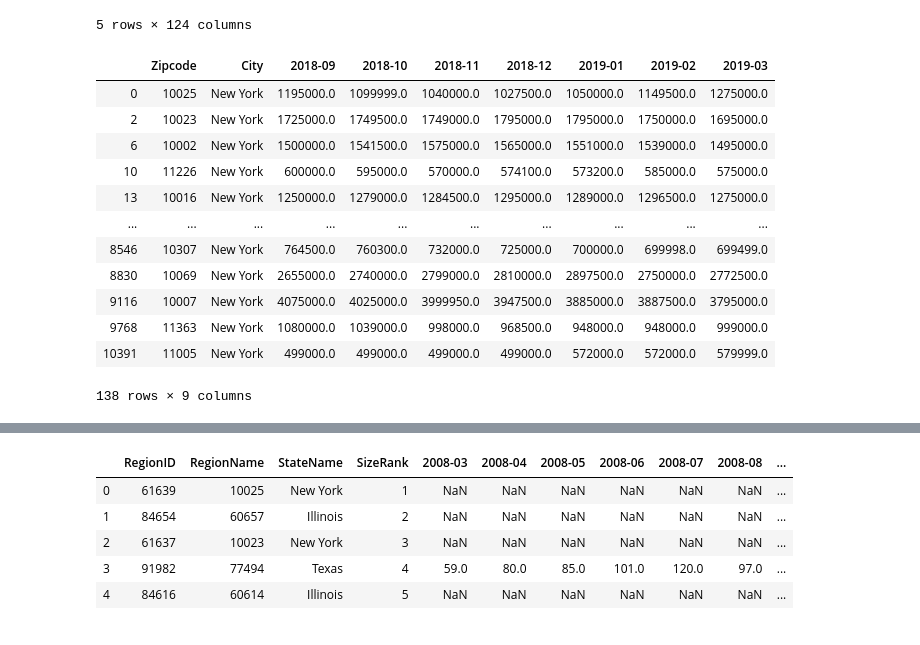
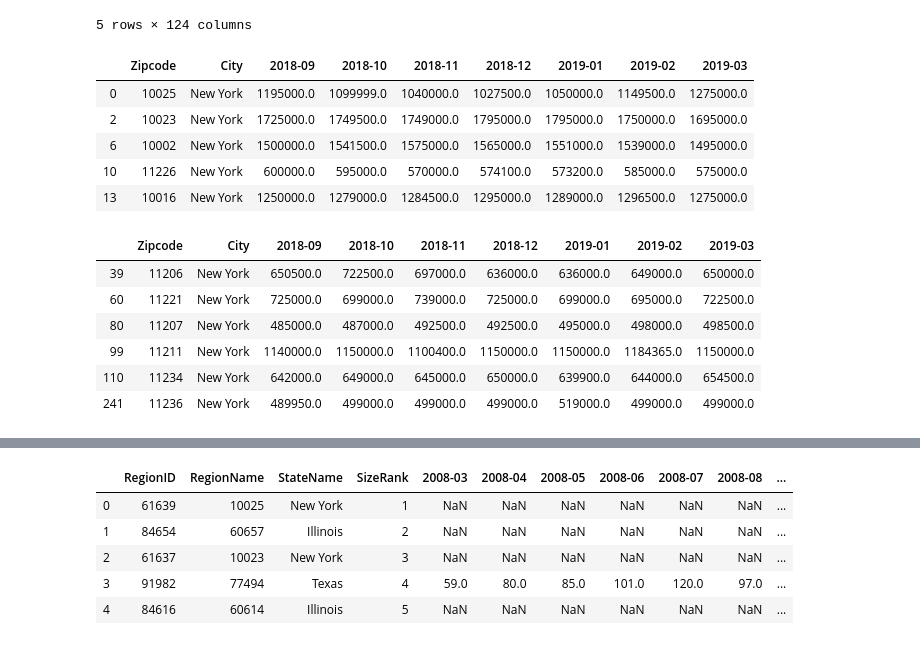
Before and after one commit to nate1mace/TheSuperGroup, a Jupyter notebook: Median Price & Count Dataframes.ipynb, the cells around one changed output, grey strips where cells are left out. Drawn from its saved outputs; the diff is of its cells as text; code cells hidden in the pictures.

```diff
--- a/Median Price & Count Dataframes.ipynb
+++ b/Median Price & Count Dataframes.ipynb
@@ -14,32 +14,41 @@ salesprice_df.head()
 | 3 | 77494 | Katy | TX | Houston-The Woodlands-Sugar Land | Harris County | 4 | 287478.0 | 286808.0 | 290495.0 | 289900.0 | ... |
 | 4 | 60614 | Chicago | IL | Chicago-Naperville-Elgin | Cook County | 5 | 482400.0 | 469000.0 | 459000.0 | 449000.0 | ... |
 5 rows × 124 columns
+# %%
+df_NY_saleprice.head()
+# %% [output]
+|  | Zipcode | City | 2018-09 | 2018-10 | 2018-11 | 2018-12 | 2019-01 | 2019-02 | 2019-03 |
+| 0 | 10025 | New York | 1195000.0 | 1099999.0 | 1040000.0 | 1027500.0 | 1050000.0 | 1149500.0 | 1275000.0 |
+| 2 | 10023 | New York | 1725000.0 | 1749500.0 | 1749000.0 | 1795000.0 | 1795000.0 | 1750000.0 | 1695000.0 |
+| 6 | 10002 | New York | 1500000.0 | 1541500.0 | 1575000.0 | 1565000.0 | 1551000.0 | 1539000.0 | 1495000.0 |
+| 10 | 11226 | New York | 600000.0 | 595000.0 | 570000.0 | 574100.0 | 573200.0 | 585000.0 | 575000.0 |
+| 13 | 10016 | New York | 1250000.0 | 1279000.0 | 1284500.0 | 1295000.0 | 1289000.0 | 1296500.0 | 1275000.0 |
 # %%
 #Restricted to months of interest
 df_trim_salesprice = salesprice_df[['RegionName','City','2018-09','2018-10','2018-11','2018-12','2019-01','2019-02','2019-03']]
 df_trim_salesprice.head()
 
 #Restricted to NY City Zipcodes only
 df_NY_saleprice = df_trim_salesprice[df_trim_salesprice['City']== 'New York']
 
 #Renaming columns
 df_NY_saleprice = df_NY_saleprice.rename(columns = {'RegionName':'Zipcode'})
+df_NY_saleprice
 
-df_NY_saleprice
+#df_NY_saleprice.loc[df_NY_saleprice['Zipcode'] == 10025]
+
+#Restricting to Broklyn Zipcodes
+Ltrain_zipcodes = [11211,11206,11207,11221,11237,11236,11234,11239]
+df_LTrain_saleprice = df_NY_saleprice[df_NY_saleprice['Zipcode'].isin(Ltrain_zipcodes)]
+df_LTrain_saleprice
 # %% [output]
 |  | Zipcode | City | 2018-09 | 2018-10 | 2018-11 | 2018-12 | 2019-01 | 2019-02 | 2019-03 |
-| 0 | 10025 | New York | 1195000.0 | 1099999.0 | 1040000.0 | 1027500.0 | 1050000.0 | 1149500.0 | 1275000.0 |
-| 2 | 10023 | New York | 1725000.0 | 1749500.0 | 1749000.0 | 1795000.0 | 1795000.0 | 1750000.0 | 1695000.0 |
-| 6 | 10002 | New York | 1500000.0 | 1541500.0 | 1575000.0 | 1565000.0 | 1551000.0 | 1539000.0 | 1495000.0 |
-| 10 | 11226 | New York | 600000.0 | 595000.0 | 570000.0 | 574100.0 | 573200.0 | 585000.0 | 575000.0 |
-| 13 | 10016 | New York | 1250000.0 | 1279000.0 | 1284500.0 | 1295000.0 | 1289000.0 | 1296500.0 | 1275000.0 |
-| ... | ... | ... | ... | ... | ... | ... | ... | ... | ... |
-| 8546 | 10307 | New York | 764500.0 | 760300.0 | 732000.0 | 725000.0 | 700000.0 | 699998.0 | 699499.0 |
-| 8830 | 10069 | New York | 2655000.0 | 2740000.0 | 2799000.0 | 2810000.0 | 2897500.0 | 2750000.0 | 2772500.0 |
-| 9116 | 10007 | New York | 4075000.0 | 4025000.0 | 3999950.0 | 3947500.0 | 3885000.0 | 3887500.0 | 3795000.0 |
-| 9768 | 11363 | New York | 1080000.0 | 1039000.0 | 998000.0 | 968500.0 | 948000.0 | 948000.0 | 999000.0 |
-| 10391 | 11005 | New York | 499000.0 | 499000.0 | 499000.0 | 499000.0 | 572000.0 | 572000.0 | 579999.0 |
+| 39 | 11206 | New York | 650500.0 | 722500.0 | 697000.0 | 636000.0 | 636000.0 | 649000.0 | 650000.0 |
+| 60 | 11221 | New York | 725000.0 | 699000.0 | 739000.0 | 725000.0 | 699000.0 | 695000.0 | 722500.0 |
+| 80 | 11207 | New York | 485000.0 | 487000.0 | 492500.0 | 492500.0 | 495000.0 | 498000.0 | 498500.0 |
+| 99 | 11211 | New York | 1140000.0 | 1150000.0 | 1100400.0 | 1150000.0 | 1150000.0 | 1184365.0 | 1150000.0 |
+| 110 | 11234 | New York | 642000.0 | 649000.0 | 645000.0 | 650000.0 | 639900.0 | 644000.0 | 654500.0 |
+| 241 | 11236 | New York | 489950.0 | 499000.0 | 499000.0 | 499000.0 | 519000.0 | 499000.0 | 499000.0 |
-138 rows × 9 columns
 # %%
 source2 = "Zillow/Zip_MedianRentalPrice_AllHomes.csv"
 rentalprice_df = pd.read_csv(source2)
```
Also changed, not shown: parts of 4 cells of this notebook, 1 other file.
